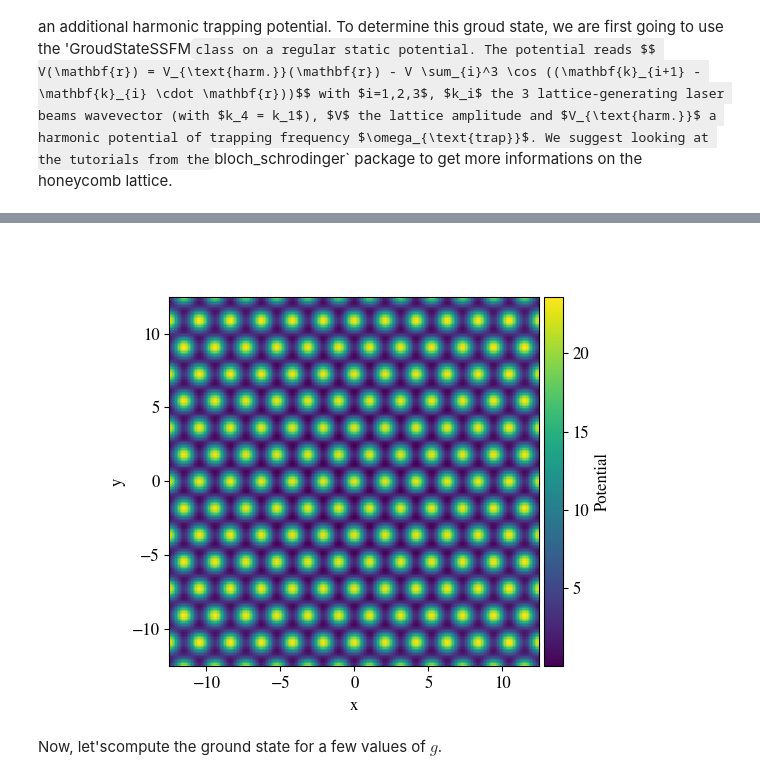
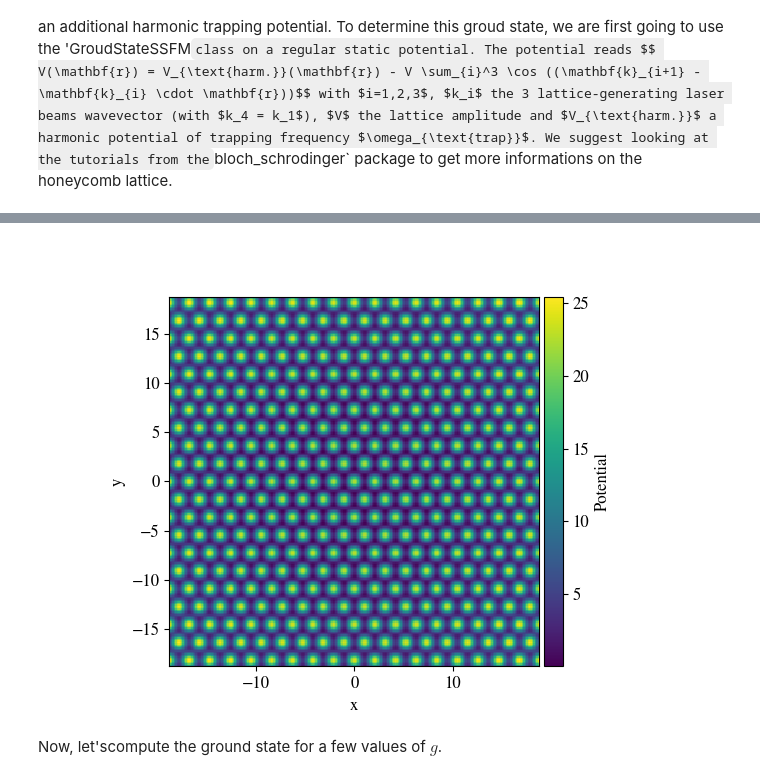
Before and after one commit to GuillotMartin/BECs, a Jupyter notebook: docs/Microscope.ipynb, the cells around one changed output, grey strips where cells are left out. Drawn from its saved outputs; the diff is of its cells as text; code cells hidden in the pictures.

```diff
--- a/docs/Microscope.ipynb
+++ b/docs/Microscope.ipynb
@@ -157,31 +157,36 @@ with $i=1,2,3$, $k_i$ the 3 lattice-generating laser beams wavevector (with $k_4
 # %%
 kl = 2 # wavevector amplitude
 V = 5 # In units of recoil energy
 theta = [2*np.pi/3*i for i in range(3)] # Laser beam angles
 
 w_trap = 1e-1  #harmonic confinement frequency
 
-l = 50 # Initial simulation box length
+l = 75 # Initial simulation box length
 n = 2**8
 
 honey = Potential(
     unitvecs=[[l/2,0], [0,l/2]],
     resolution=(n,n),
     v0 = V*1.5
 )
 
 honey.add((honey.x**2+honey.y**2)*w_trap**2/2)
 
-for i in range(3):
-    kr = kl*(np.cos(theta[(i+1)%3])-np.cos(theta[i])) * honey.x
-    kr += kl*(np.sin(theta[(i+1)%3])-np.sin(theta[i])) * honey.y
-    honey.add(V*np.cos(kr))
+def lattice(x,y):
+    pot = 0
+    for i in range(3):
+        kr = kl*(np.cos(theta[(i+1)%3])-np.cos(theta[i])) * honey.x
+        kr += kl*(np.sin(theta[(i+1)%3])-np.sin(theta[i])) * honey.y
+        pot += V*np.cos(kr)
+    return pot
+
+honey.add(lattice(honey.x, honey.y))
 
 honey.plot()
 plt.show()
 # %% [output]
 [interactive output not drawn]
-[figure, old version]
+[figure, new version]
 # %% [markdown]
 Now, let'scompute the ground state for a few values of $g$.
 # %%
```
Also changed, not shown: parts of 21 cells of this notebook, 2 other files.
